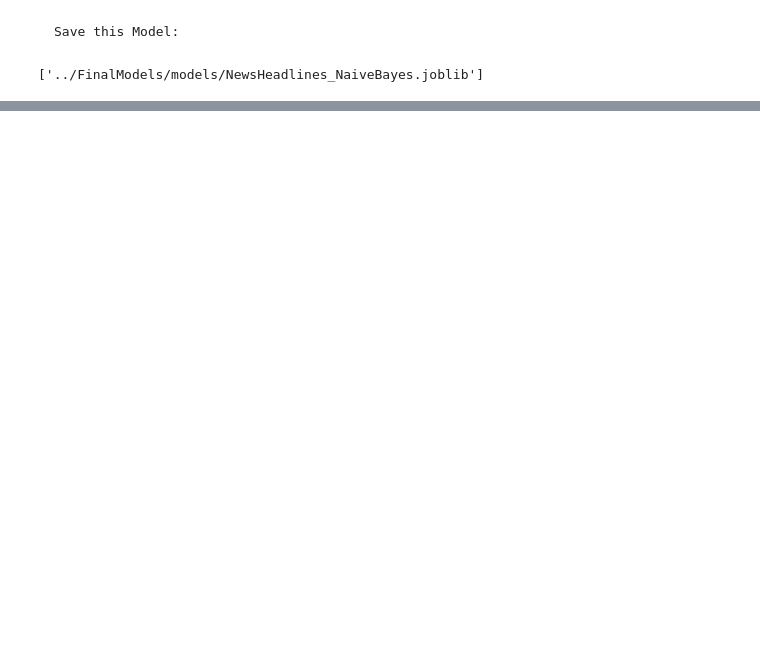
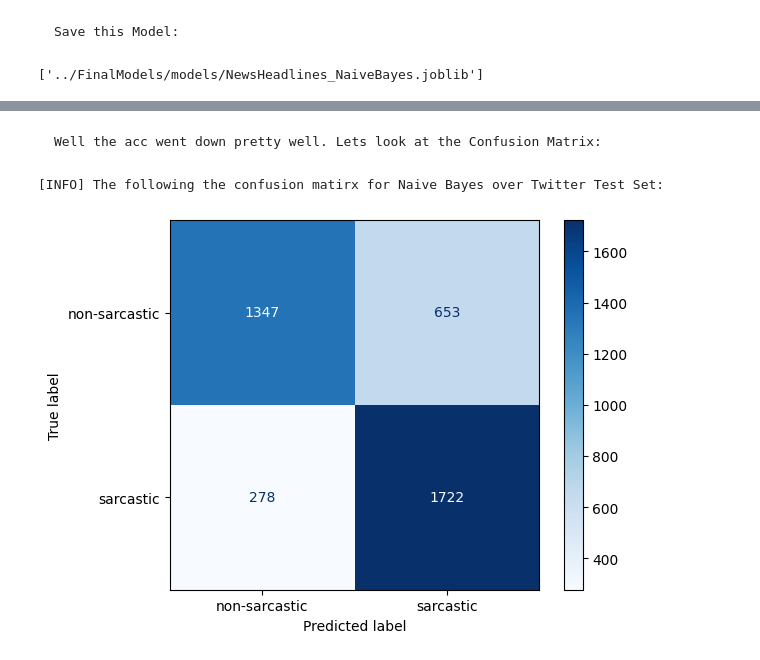
Before and after one commit to Khurdhula-Harshavardhan/Sarcasm, a Jupyter notebook: FinalModels/NaiveBayes.ipynb, the cells around one changed output, grey strips where cells are left out. Cells and saved outputs as stored; diff of their text form; code cells hidden in the pictures; blank space fills up the shorter version.

Commit message:
Naive bayes now is fitted over Twitter dataset.

```diff
--- a/FinalModels/NaiveBayes.ipynb
+++ b/FinalModels/NaiveBayes.ipynb
@@ -189,0 +228,4 @@ dump(NB_news, "../FinalModels/models/NewsHeadlines_NaiveBayes.joblib")
+# %%
+twitter_matrix = normalizer.vectorize(pd.DataFrame({"text": TwitterData["text"].astype("str")}))
+print_info("Here's the sprase matrix info: ")
+twitter_matrix
@@ -189,0 +248,6 @@ dump(NB_news, "../FinalModels/models/NewsHeadlines_NaiveBayes.joblib")
+# %%
+print_info("Attempting to split data into train and test sets.")
+y_twitter = TwitterData["label"].astype("int")
+X_twitter = twitter_matrix
+X_twitter_train, X_twitter_test, y_twitter_train, y_twitter_test = train_test_split(X_twitter, y_twitter, test_size=0.20, random_state=42, stratify=y_twitter)
+print_info("Subsets created successfully.")
@@ -189,0 +259,5 @@ dump(NB_news, "../FinalModels/models/NewsHeadlines_NaiveBayes.joblib")
+# %%
+print_info("Attempting to Fit a Naive Bayes for Twitter dataset: ")
+NB_twitter = MultinomialNB()
+NB_twitter = NB_twitter.fit(X_twitter_train, y_twitter_train)
+print_info("The Naive Bayes instance is now ready for twitter set.")
@@ -189,0 +269,4 @@ dump(NB_news, "../FinalModels/models/NewsHeadlines_NaiveBayes.joblib")
+# %%
+print_info("Asking the Naive Bayes trained on Twitter Dataset to make some Predictions")
+y_twitter_pred = NB_twitter.predict(X_twitter_test)
+print_info("Predictions have been obtained.")
@@ -189,0 +291,8 @@ dump(NB_news, "../FinalModels/models/NewsHeadlines_NaiveBayes.joblib")
+# %% [markdown]
+    Well the acc went down pretty well. Lets look at the Confusion Matrix:
+# %%
+print_info("The following the confusion matirx for Naive Bayes over Twitter Test Set:")
+results.get_cm(y_twitter_test, y_twitter_pred)
+# %% [output]
+[INFO] The following the confusion matirx for Naive Bayes over Twitter Test Set:
+[figure, added]
```
Also changed, not shown: parts of 27 cells of this notebook, 1 other file.
